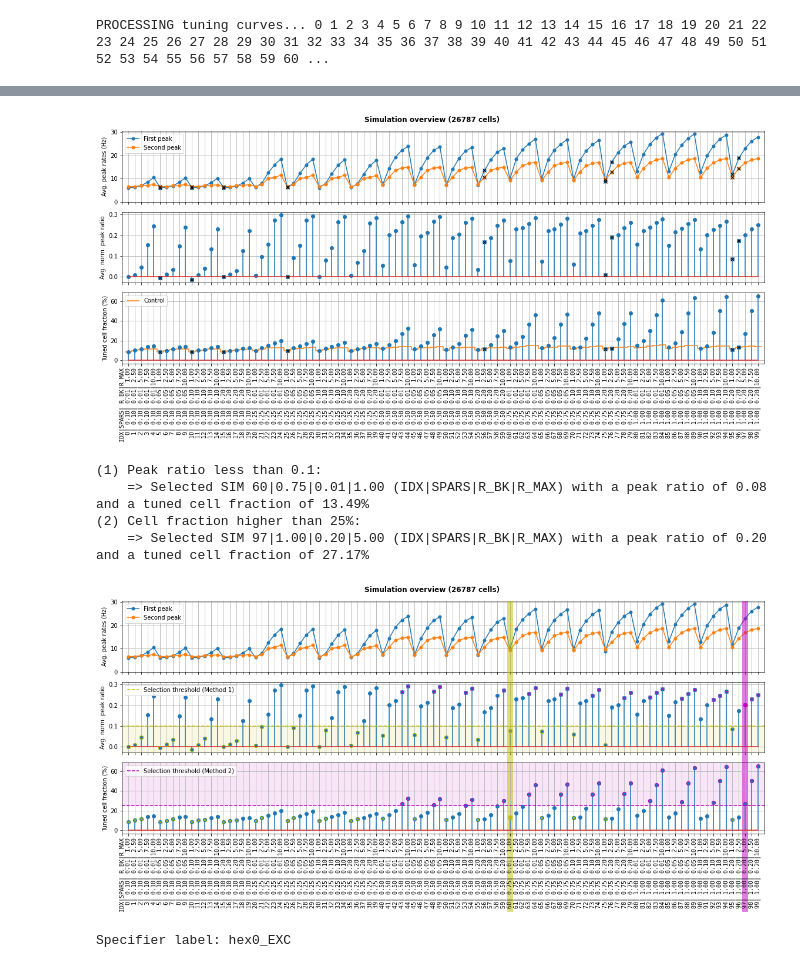
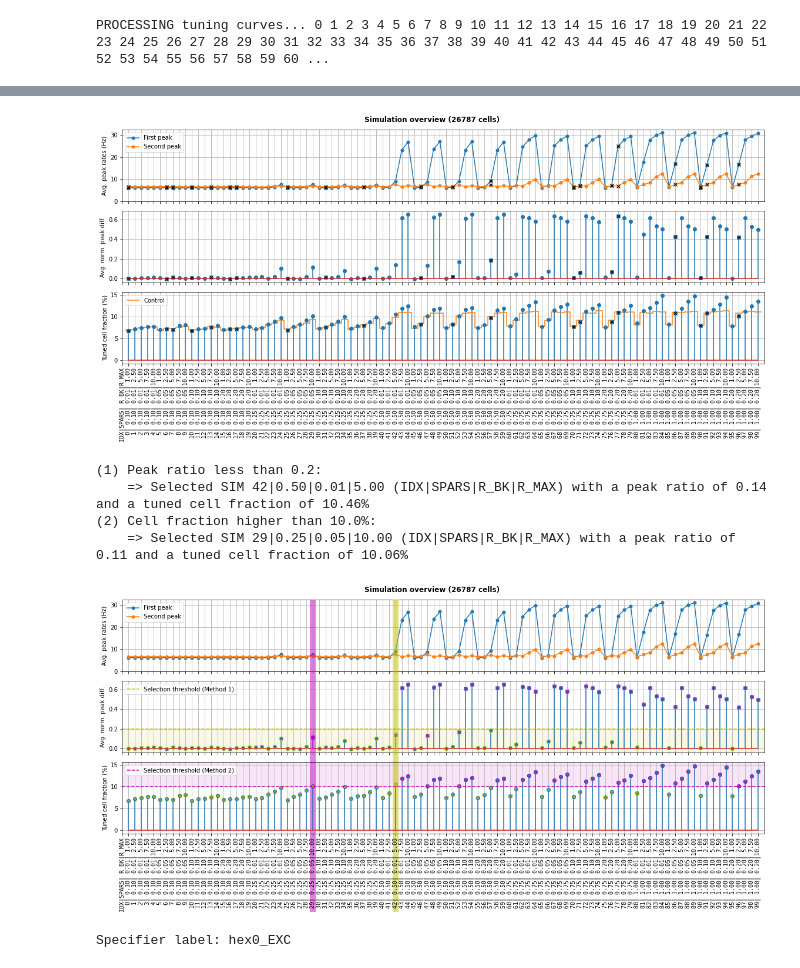
Before and after one commit to BlueBrain/sscx-analysis, a Jupyter notebook: visual_contrast/notebooks/GratingStim_Calibration_Analysis.ipynb, the cells around one changed output, grey strips where cells are left out. Drawn from its saved outputs; the diff is of its cells as text; code cells hidden in the pictures.

Commit message:
Updated visual grating analysis after TC fix

```diff
--- a/visual_contrast/notebooks/GratingStim_Calibration_Analysis.ipynb
+++ b/visual_contrast/notebooks/GratingStim_Calibration_Analysis.ipynb
@@ -15,7 +15,8 @@ warnings.filterwarnings('ignore', category=FutureWarning)
 warnings.filterwarnings('ignore', message='invalid value encountered in double_scalars')
 warnings.filterwarnings('ignore', message='Mean of empty slice')
 # %%
-sims_file = '/gpfs/bbp.cscs.ch/data/scratch/proj83/bbp_workflow/6f0a9a9b-842b-4874-8b16-6c6010c07ace/analyses/simulations.pkl'
+sims_file = '/gpfs/bbp.cscs.ch/data/scratch/proj83/bbp_workflow/b87aac8d-b3d0-4e63-b589-560d826bbfdc/analyses/simulations.pkl'
+# sims_file = '/gpfs/bbp.cscs.ch/data/scratch/proj83/bbp_workflow/6f0a9a9b-842b-4874-8b16-6c6010c07ace/analyses/simulations.pkl'
 sims = pd.read_pickle(sims_file)
 
 res_path = os.path.join(os.path.split(sims_file)[0], 'output')
@@ -42,12 +43,14 @@ for sim_idx, (cond, cfg_path) in enumerate(sims.iteritems()):
     sim_spec = '__'.join([f'{k}_{v}' for k, v in cond_dict.items()]) # Sim conditions (e.g., sparsity_1.0__rate_bk_0.2__rate_max_10.0)
 
     res_file = os.path.join(res_path, psth_res_name, f'{psth_res_name}{name_suffix}__SIM{sim_id}__{sim_spec}.pickle')
+    assert os.path.exists(res_file), f'ERROR: "{res_file}" not found!'
     if os.path.exists(res_file):
         with open(res_file, 'rb') as f:
             res = pickle.load(f)
         psth_data[sim_idx] = res
 
     res_file = os.path.join(res_path, peak_res_name, f'{peak_res_name}{name_suffix}__SIM{sim_id}__{sim_spec}.pickle')
+    assert os.path.exists(res_file), f'ERROR: "{res_file}" not found!'
     if os.path.exists(res_file):
         with open(res_file, 'rb') as f:
             res = pickle.load(f)
@@ -412,25 +451,25 @@ plt.tight_layout()
 plt.savefig(os.path.join(save_path, f'peak_and_tuning_overview.png'), dpi=300)
 plt.show()
 # %% [output]
-[figure, old version]
+[figure, new version]
 # %%
 # Selecting stimulus conditions
-## (1) Use peak ratio (upper) threshold
-peak_ratio_th = 0.1
+## (1) Use peak ratio (upper) threshold -> Highest cell fraction
+peak_ratio_th = 0.2
 sim_sel = np.where(peak_ratios < peak_ratio_th)[0]
 sim_idx1 = sim_sel[np.argmax(signif_pct[sim_sel])]
 print(f'(1) Peak ratio less than {peak_ratio_th}:\n    => Selected SIM {idx_labels[sim_idx1].replace(" ", "")} ({head_label[0].replace(" ", "")}) with a peak ratio of {peak_ratios[sim_idx1]:.2f} and a tuned cell fraction of {signif_pct[sim_idx1]:.2f}%')
 
-## (2) Use cell fraction (lower) threshold
-cell_pct_th = 25
+## (2) Use cell fraction (lower) threshold -> Lowest peak difference
+cell_pct_th = 10.0
 sim_sel = np.where(signif_pct > cell_pct_th)[0]
 sim_idx2 = sim_sel[np.argmin(peak_ratios[sim_sel])]
 print(f'(2) Cell fraction higher than {cell_pct_th}%:\n    => Selected SIM {idx_labels[sim_idx2].replace(" ", "")} ({head_label[0].replace(" ", "")}) with a peak ratio of {peak_ratios[sim_idx2]:.2f} and a tuned cell fraction of {signif_pct[sim_idx2]:.2f}%')
 # %% [output]
-(1) Peak ratio less than 0.1:
-    => Selected SIM 60|0.75|0.01|1.00 (IDX|SPARS|R_BK|R_MAX) with a peak ratio of 0.08 and a tuned cell fraction of 13.49%
-(2) Cell fraction higher than 25%:
-    => Selected SIM 97|1.00|0.20|5.00 (IDX|SPARS|R_BK|R_MAX) with a peak ratio of 0.20 and a tuned cell fraction of 27.17%
+(1) Peak ratio less than 0.2:
+    => Selected SIM 42|0.50|0.01|5.00 (IDX|SPARS|R_BK|R_MAX) with a peak ratio of 0.14 and a tuned cell fraction of 10.46%
+(2) Cell fraction higher than 10.0%:
+    => Selected SIM 29|0.25|0.05|10.00 (IDX|SPARS|R_BK|R_MAX) with a peak ratio of 0.11 and a tuned cell fraction of 10.06%
 # %%
 # Plot selected simulations
 sel1_color = 'y'
@@ -469,36 +508,36 @@ xticks = [min(plt.xlim())] + np.arange(len(peak_data)).tolist()
 plt.xticks(xticks, [])
 plt.ylabel('Avg. norm. peak diff.')
 plt.grid()
 plt.legend()
 
 plt.subplot(3, 1, 3)
 plt.stem(np.arange(len(sim_ids)), signif_pct)
 plt.xlim([-1, len(sim_ids)])
 plt.ylim(plt.ylim())
 plt.plot(np.arange(len(sim_ids))[peak_ratios < peak_ratio_th], signif_pct[peak_ratios < peak_ratio_th], 'x', markerfacecolor='none', color=sel1_color)
 plt.plot(np.arange(len(sim_ids))[signif_pct > cell_pct_th], signif_pct[signif_pct > cell_pct_th], 'o', markerfacecolor='none', color=sel2_color)
 plt.plot(sim_idx1, signif_pct[sim_idx1], 'o', color=sel1_color)
 plt.plot(plt.xlim(), [cell_pct_th] * 2, '--', color=sel2_color, label='Selection threshold (Method 2)')
 plt.fill_between(plt.xlim(), [cell_pct_th] * 2, [max(plt.ylim())] * 2, color=sel2_color, alpha=0.1, zorder=0)
 # plt.plot([sim_idx1] * 2, plt.ylim(), '-', color=sel1_color, linewidth=10, alpha=0.5, zorder=0)
 # plt.plot([sim_idx2] * 2, plt.ylim(), '-', color=sel2_color, linewidth=10, alpha=0.5, zorder=0)
 
-plt.plot([sim_idx1] * 2, (-80, 230), '-', color=sel1_color, linewidth=10, alpha=0.5, zorder=0, clip_on=False)
-plt.plot([sim_idx2] * 2, (-80, 230), '-', color=sel2_color, linewidth=10, alpha=0.5, zorder=0, clip_on=False)
+plt.plot([sim_idx1] * 2, (-18, 52), '-', color=sel1_color, linewidth=10, alpha=0.5, zorder=0, clip_on=False)
+plt.plot([sim_idx2] * 2, (-18, 52), '-', color=sel2_color, linewidth=10, alpha=0.5, zorder=0, clip_on=False)
 
 head_label = ['|'.join(['IDX'] + [f'{n.upper().replace("RATE", "R")[:5]:>5}' for n in sims.iloc[sim_ids].index.names[:3]])]
 idx_labels = ['|'.join([f'{sim_ids[idx]:3}'] + [f'{i:5.2f}' for i in val[:3]]) for idx, val in enumerate(sims.iloc[sim_ids].index)]
 plt.xticks(xticks, head_label + idx_labels, rotation=90, font='monospace')
 plt.ylabel('Tuned cell fraction (%)')
 plt.grid()
 plt.legend()
 
 plt.suptitle(f'Simulation overview ({num_cells} cells)', fontweight='bold')
 plt.tight_layout()
 plt.savefig(os.path.join(save_path, f'sim_sel_overview.png'), dpi=300)
 plt.show()
 # %% [output]
-[figure, old version]
+[figure, new version]
 # %%
 ### OLD CODE ###
 # %%
```
Also changed, not shown: parts of 14 cells of this notebook.
